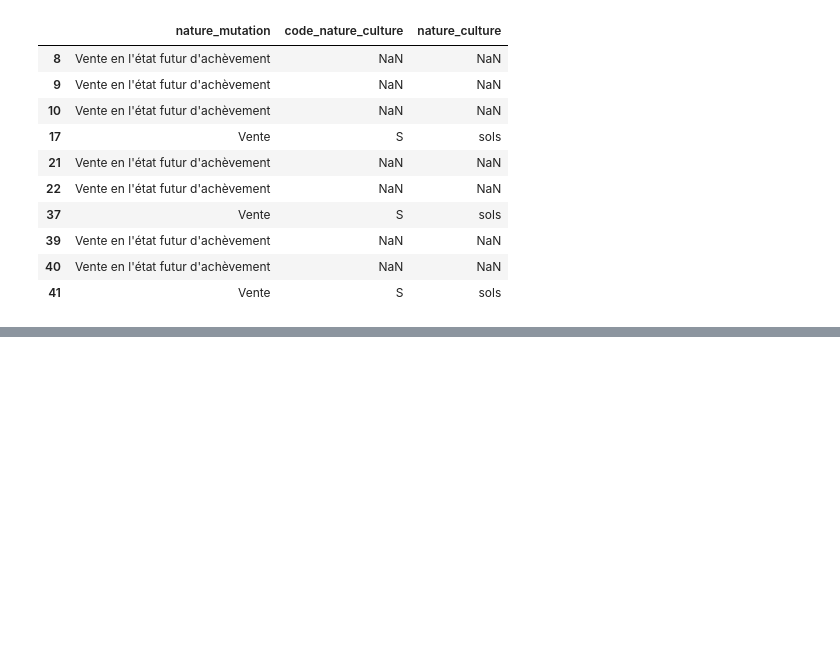
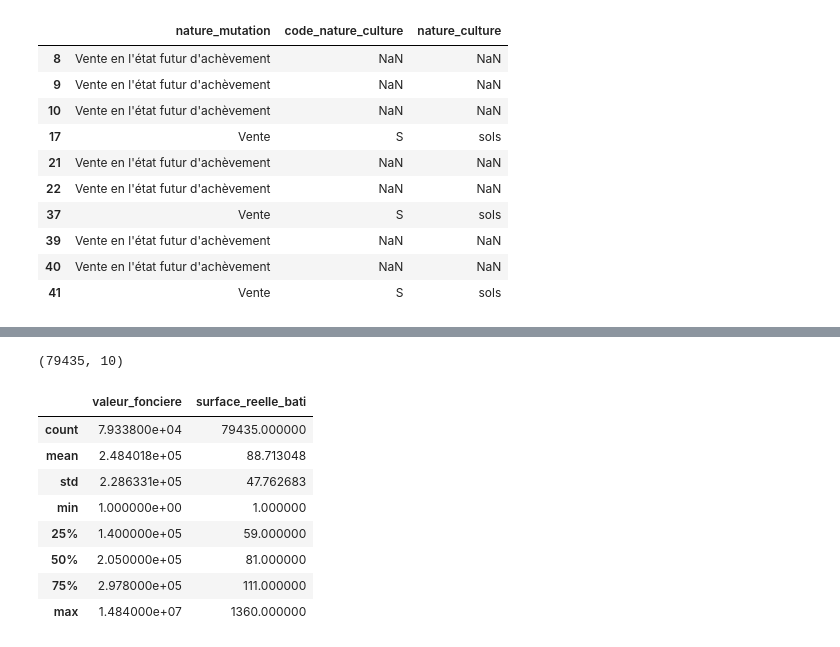
Before and after one commit to lyhoundji/Portfolio, a Jupyter notebook: Projet2/notebooks/01_nettoyage.ipynb, the cells around one changed output, grey strips where cells are left out. Saved outputs shown, nothing was run; the diff lists cells and outputs as text; code cells hidden in the pictures; blank space fills up the shorter version.

```diff
--- a/Projet2/notebooks/01_nettoyage.ipynb
+++ b/Projet2/notebooks/01_nettoyage.ipynb
@@ -98,0 +210,30 @@ df[df["type_local"].isnull()][["nature_mutation", "code_nature_culture", "nature
+# %%
+agg_rules = {
+    "date_mutation": "first",
+    "annee": "first",
+    "valeur_fonciere": "first",
+    "surface_reelle_bati": "sum",
+    "type_local": "first",
+    "code_commune": "first",
+    "nom_commune": "first",
+    "longitude": "first",
+    "latitude": "first",
+}
+
+df = df.groupby("id_mutation").agg(agg_rules).reset_index()
+
+print(df.shape)
+# %% [output]
+(79435, 10)
+# %%
+df[["valeur_fonciere", "surface_reelle_bati"]].describe()
+# %% [output]
+|  | valeur_fonciere | surface_reelle_bati |
+| count | 7.933800e+04 | 79435.000000 |
+| mean | 2.484018e+05 | 88.713048 |
+| std | 2.286331e+05 | 47.762683 |
+| min | 1.000000e+00 | 1.000000 |
+| 25% | 1.400000e+05 | 59.000000 |
+| 50% | 2.050000e+05 | 81.000000 |
+| 75% | 2.978000e+05 | 111.000000 |
+| max | 1.484000e+07 | 1360.000000 |
```
Also changed, not shown: parts of 13 cells of this notebook, 1 other file.
